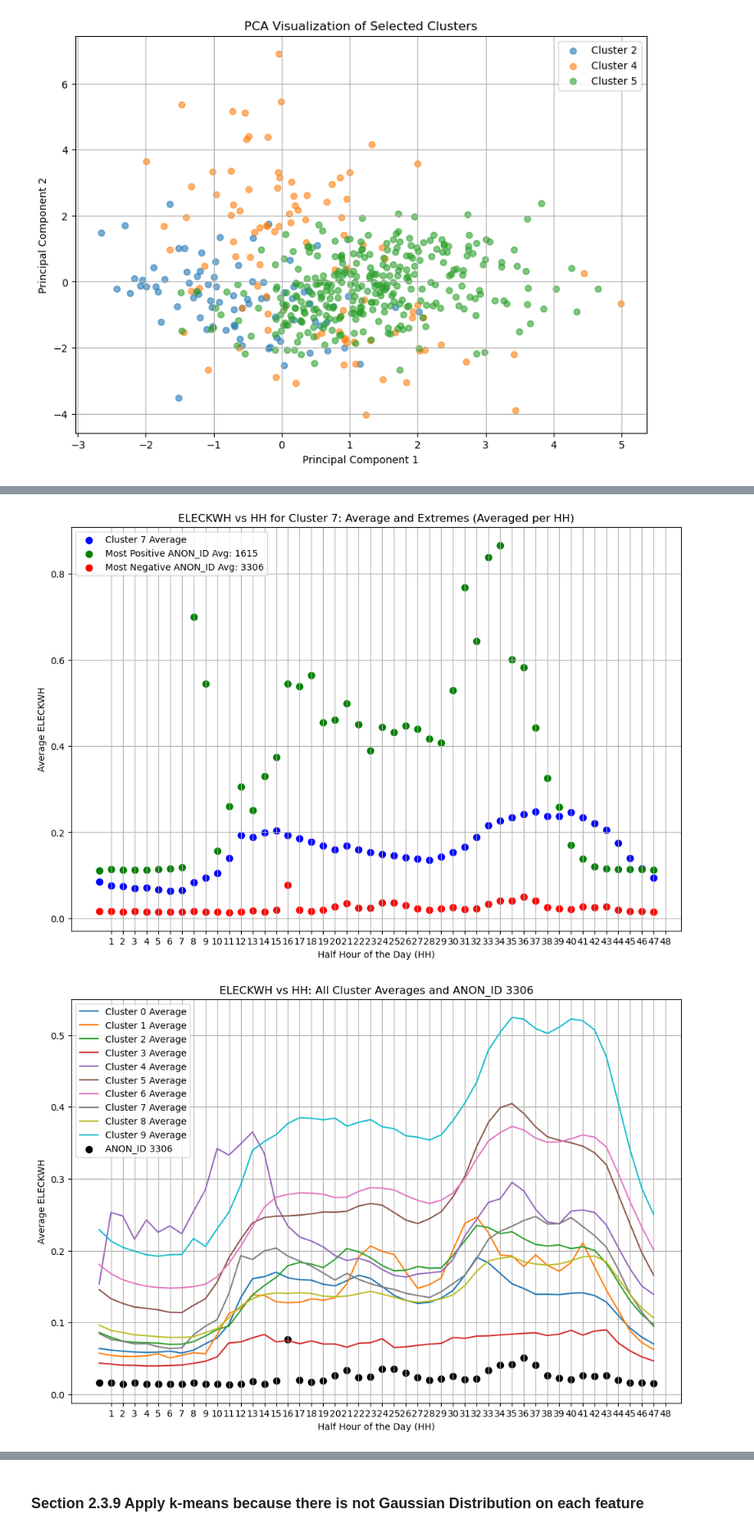
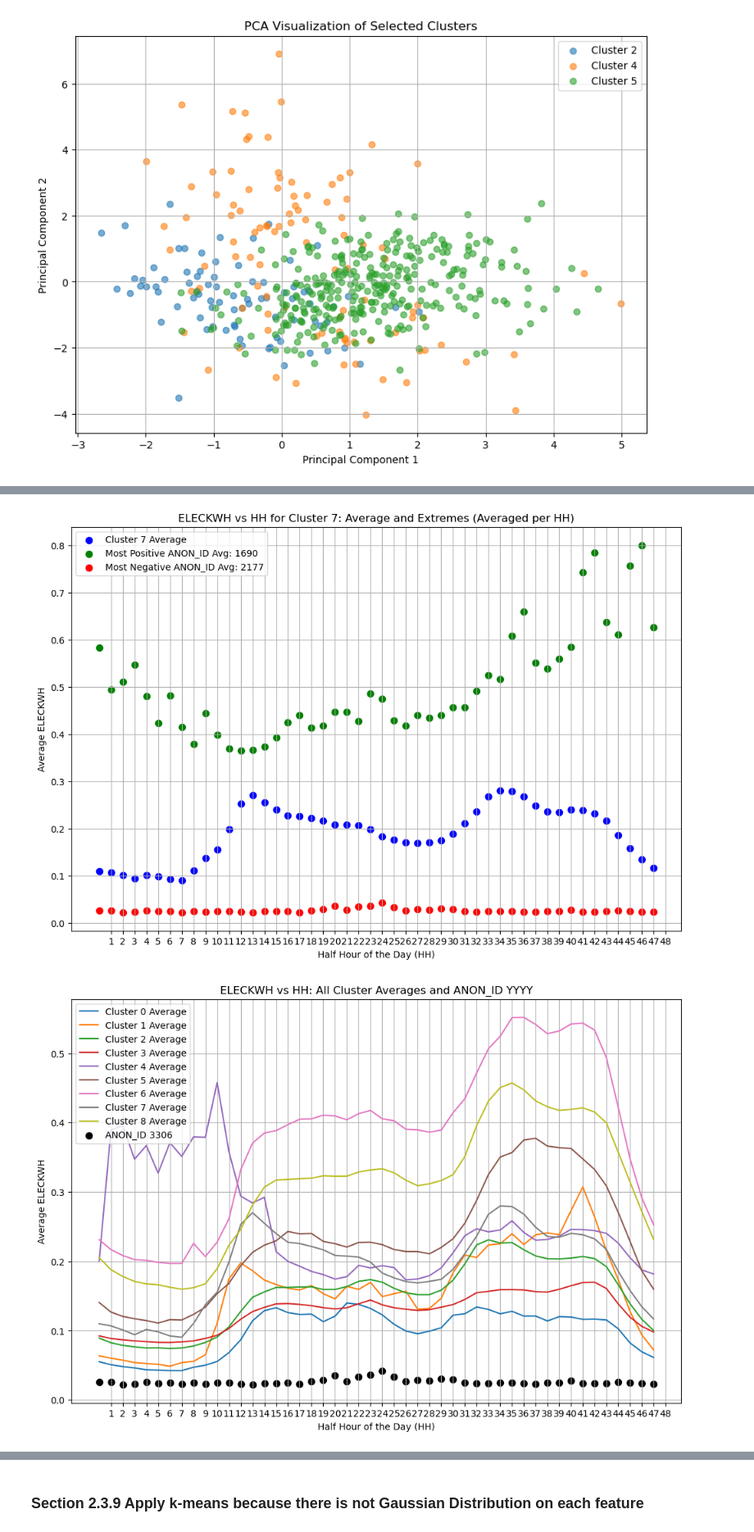
Before and after one commit to guri99uy/ST498_CAPSTONE, a Jupyter notebook: edrp_data_analysis.ipynb, the cells around one changed output, grey strips where cells are left out. Shown at 82% size. Cells and saved outputs as stored; diff of their text form; code cells hidden in the pictures.

```diff
--- a/edrp_data_analysis.ipynb
+++ b/edrp_data_analysis.ipynb
@@ -1057,7 +1122,7 @@ scaler = StandardScaler()
 X_scaled = scaler.fit_transform(X)
 
 # Fit the Gaussian Mixture Model with 6 clusters
-gmm = GaussianMixture(n_components=10, random_state=42)  # INPUT THE OPTIMAL NUMBER OF CLUSTERS
+gmm = GaussianMixture(n_components=9, random_state=42)  # INPUT THE OPTIMAL NUMBER OF CLUSTERS
 df100selected_features['Cluster'] = gmm.fit_predict(X_scaled)
 
 # Count the number of consumers per cluster
@@ -1599,7 +1605,7 @@ plt.legend()
 plt.grid(True)
 plt.show()
 # %% [output]
-[figure, old version]
+[figure, new version]
 # %%
 import matplotlib.pyplot as plt
 
@@ -1611,35 +1617,35 @@ cluster_avg = (
     .rename(columns={'ELECKWH': 'Cluster_Avg_ELECKWH'})
 )
 
 # Extract data for ANON_ID 3306
 anon_3306_data = (
-    df_with_clusters[df_with_clusters['ANON_ID'] == 3306]
+    df_with_clusters[df_with_clusters['ANON_ID'] == 2177]
     .groupby('HH')['ELECKWH']
     .mean()
     .reset_index()
 )
 
 # Plot the data
 plt.figure(figsize=(12, 8))
 
 # Plot the cluster averages
 cluster_colors = ['blue', 'red', 'green', 'purple', 'orange', 'brown', 'cyan']  # Define a palette for clusters
 for cluster in cluster_avg['Cluster'].unique():
     cluster_data = cluster_avg[cluster_avg['Cluster'] == cluster]
     plt.plot(cluster_data['HH'], cluster_data['Cluster_Avg_ELECKWH'], label=f'Cluster {cluster} Average')
 
 # Plot the ANON_ID 3306 data
 plt.scatter(anon_3306_data['HH'], anon_3306_data['ELECKWH'], color='black', label='ANON_ID 3306', s=50)
 
 # Plot details
-plt.title('ELECKWH vs HH: All Cluster Averages and ANON_ID 3306')
+plt.title('ELECKWH vs HH: All Cluster Averages and ANON_ID YYYY')
 plt.xlabel('Half Hour of the Day (HH)')
 plt.ylabel('Average ELECKWH')
 plt.xticks(range(1, 49))  # HH typically ranges from 1 to 48
 plt.legend()
 plt.grid(True)
 plt.show()
 # %% [output]
-[figure, old version]
+[figure, new version]
 # %%
 # Filter the data for ANON_ID = 3306
```
Also changed, not shown: parts of 14 cells of this notebook.
